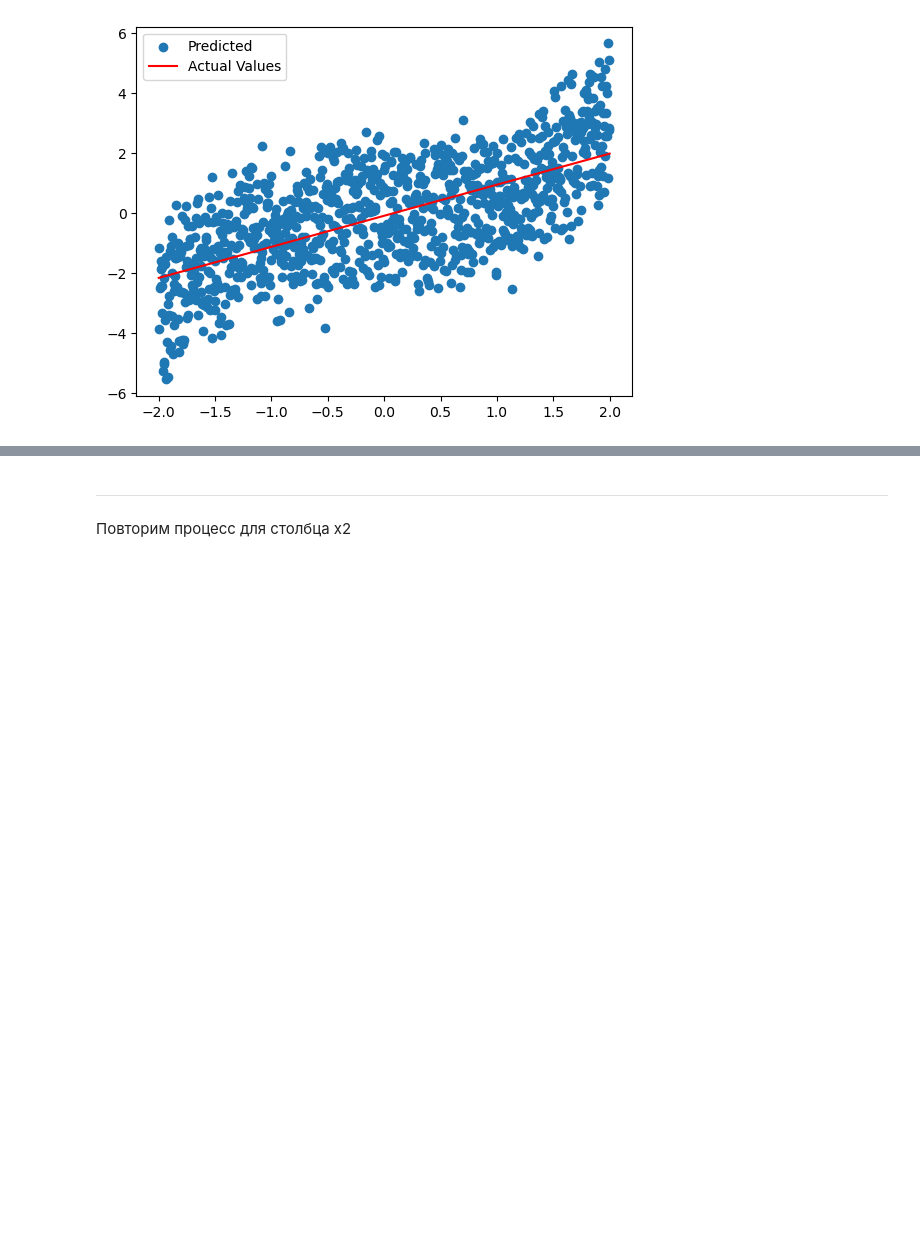
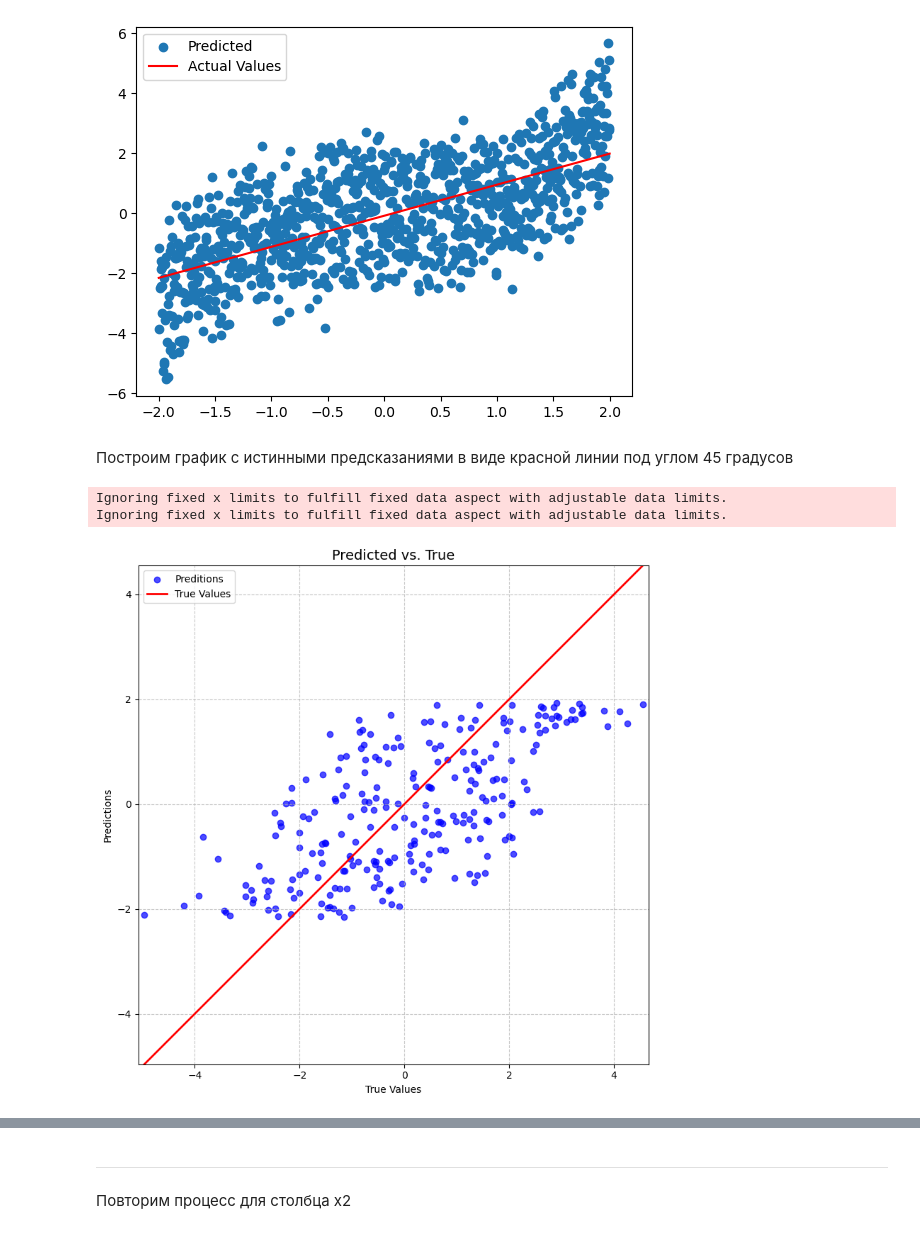
Before and after one commit to tush00nka/DA_lab_3, a Jupyter notebook: ЛР3_Борисоглебский_12.ipynb, the cells around one changed output, grey strips where cells are left out. Cells and saved outputs as stored; diff of their text form; code cells hidden in the pictures; blank space fills up the shorter version.

Commit message:
added missed plots

```diff
--- a/ЛР3_Борисоглебский_12.ipynb
+++ b/ЛР3_Борисоглебский_12.ipynb
@@ -100,3 +100,36 @@ a: 1.0357
 b: -0.0863
 <matplotlib.legend.Legend at 0x...>
 [figure]
+# %% [markdown]
+Построим график с истинными предсказаниями в виде красной линии под углом 45 градусов
+# %%
+def pred_vs_true(predictions, true_values):
+
+	plt.figure(figsize=(8, 8))
+
+	plt.scatter(true_values, predictions, alpha=0.7, color='blue', label='Preditions')
+
+	min_val = min(min(true_values), min(predictions))
+	max_val = max(max(true_values), max(predictions))
+	plt.plot([min_val, max_val], [min_val, max_val], color='red', linewidth=2, label='True Values')
+
+	plt.xlabel('True Values')
+	plt.ylabel('Predictions')
+	plt.title('Predicted vs. True', fontsize=14)
+
+	plt.legend()
+
+	plt.grid(True, linestyle='--', alpha=0.7)
+
+	plt.axis('equal')
+	plt.xlim([min_val, max_val])
+	plt.ylim([min_val, max_val])
+
+	plt.tight_layout()
+	plt.show()
+
+pred_vs_true(predictions_valid, y_valid)
+# %% [output]
+Ignoring fixed x limits to fulfill fixed data aspect with adjustable data limits.
+Ignoring fixed x limits to fulfill fixed data aspect with adjustable data limits.
+[figure, added]
```
Also changed, not shown: parts of 7 cells of this notebook.
